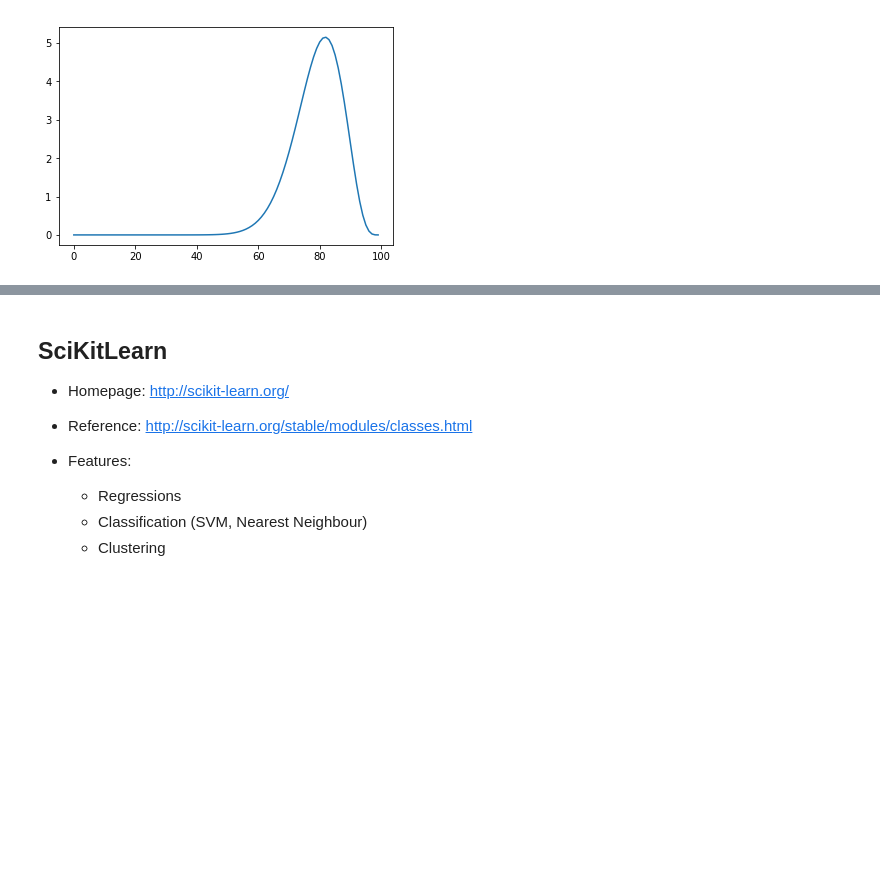
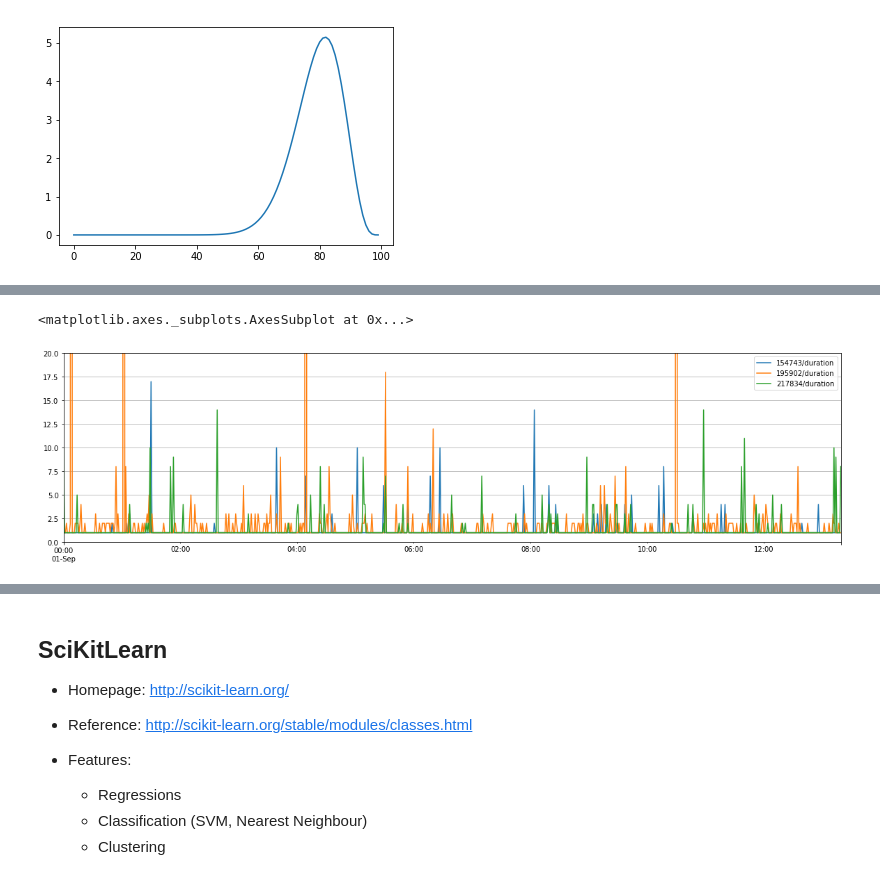
Before and after one commit to HeinrichHartmann/DS4OPS, a Jupyter notebook: work/2. Python Data Science Stack.ipynb, the cells around one changed output, grey strips where cells are left out. Cells and saved outputs as stored; diff of their text form; code cells hidden in the pictures; blank space fills up the shorter version.

```diff
--- a/work/2. Python Data Science Stack.ipynb
+++ b/work/2. Python Data Science Stack.ipynb
@@ -269,0 +598,8 @@ d
+# %%
+# Select a subset for plotting
+df_small=df.iloc[:800,:3]
+df_small
+df_small.plot(logy=False,ylim=(0,20), figsize=(20,5), grid=True)
+# %% [output]
+<matplotlib.axes._subplots.AxesSubplot at 0x...>
+[figure, added]
```
Also changed, not shown: parts of 75 cells of this notebook, 2 other files.
